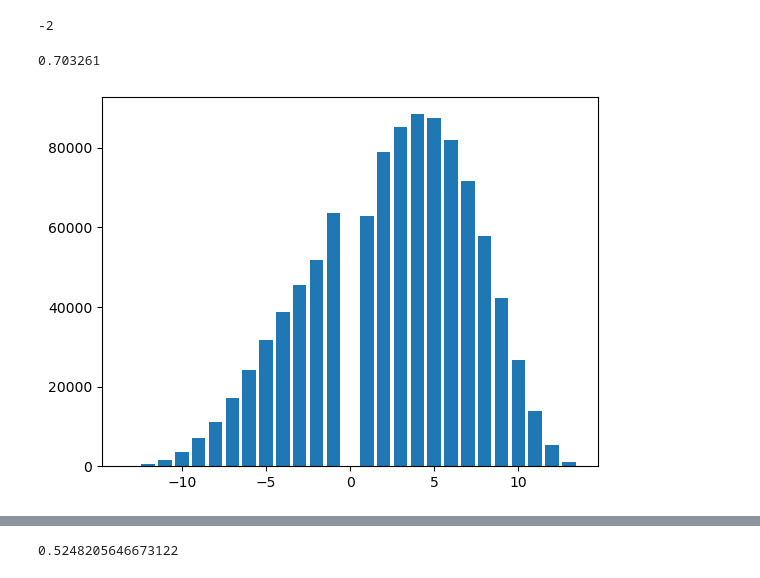
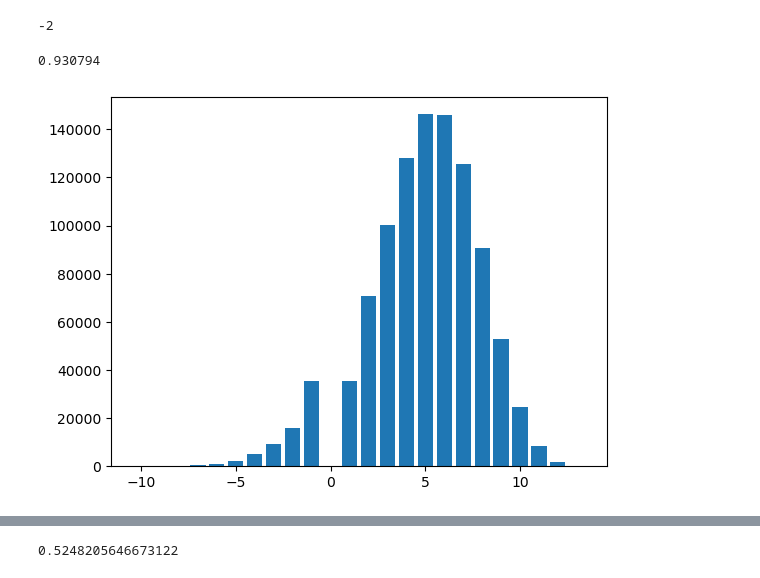
Before and after one commit to fysmoe1121/SportsBetting, a Jupyter notebook: algo_research/research_nb.ipynb, the cells around one changed output, grey strips where cells are left out. Cells and saved outputs as stored; diff of their text form; code cells hidden in the pictures.

```diff
--- a/algo_research/research_nb.ipynb
+++ b/algo_research/research_nb.ipynb
@@ -318,7 +318,7 @@ def bootstrap(base_p: float, eps: float, num_iters: int = 1_000_000, plotting: b
 
     return proportion_won
 # %%
-bootstrap(0.55, 0.1, plotting=True)
+bootstrap(0.7, -0.3, plotting=True)
 # %% [output]
-0.703261
+0.930794
-[figure, old version]
+[figure, new version]
```
Also changed, not shown: parts of 2 cells of this notebook, 3 other files.
